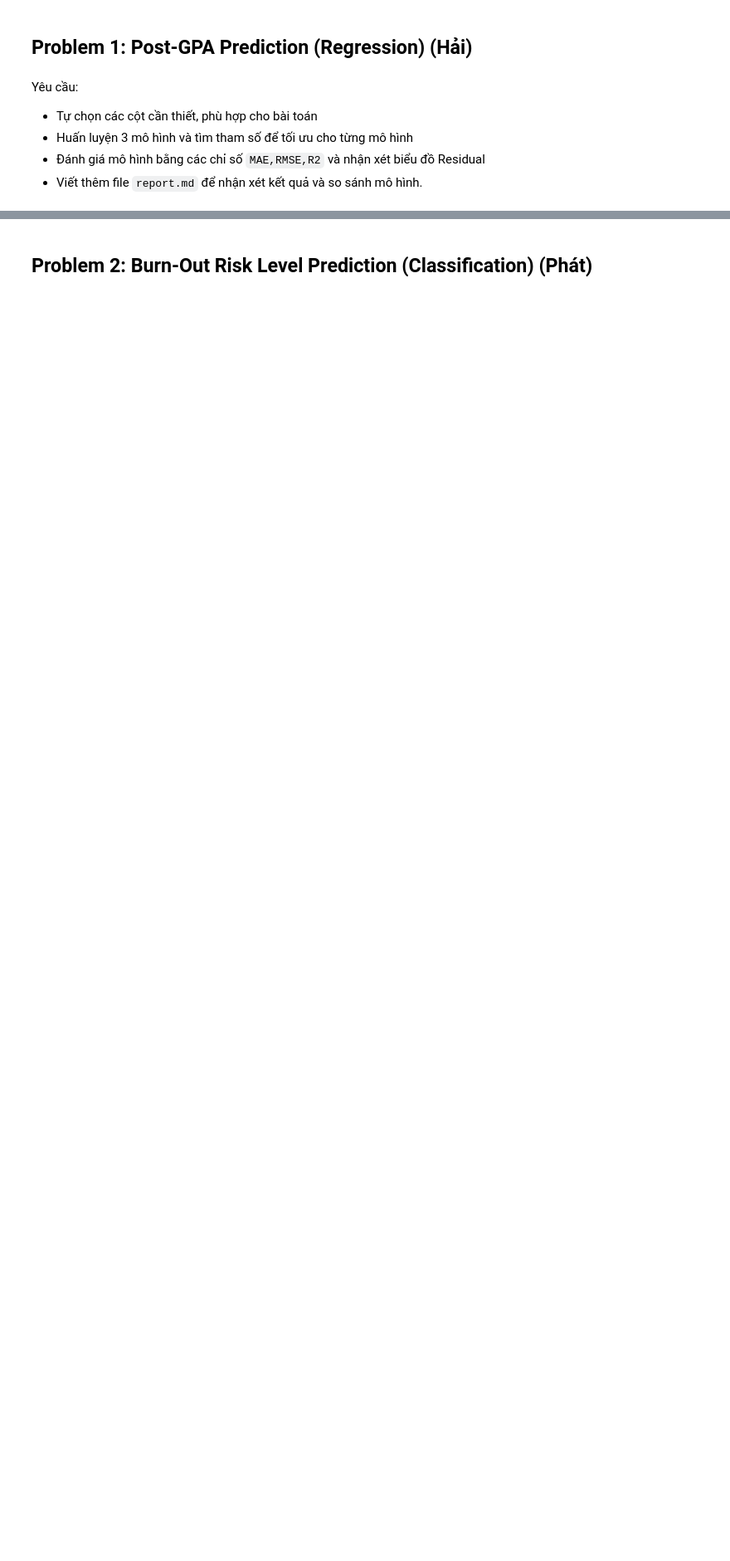
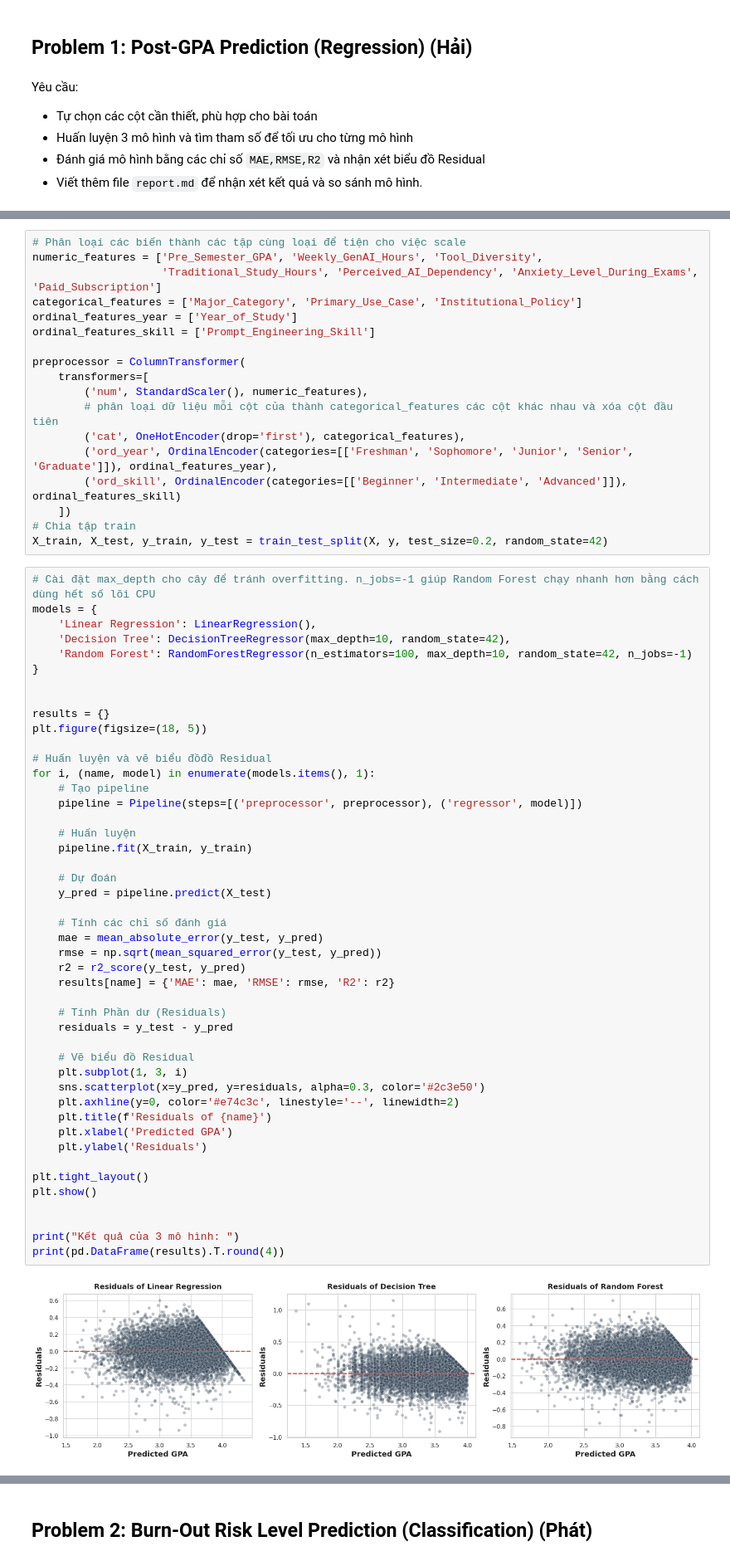
Before and after one commit to MEdan-US/Mini-Project, a Jupyter notebook: mini_project.ipynb, the cells around one changed output, grey strips where cells are left out. Shown at 83% size. Drawn from its saved outputs; the diff is of its cells as text; blank space fills up the shorter version.

```diff
--- a/mini_project.ipynb
+++ b/mini_project.ipynb
@@ -885,0 +948,66 @@ Yêu cầu:
+# %%
+# Phân loại các biến thành các tập cùng loại để tiện cho việc scale
+numeric_features = ['Pre_Semester_GPA', 'Weekly_GenAI_Hours', 'Tool_Diversity',
+                    'Traditional_Study_Hours', 'Perceived_AI_Dependency', 'Anxiety_Level_During_Exams', 'Paid_Subscription']
+categorical_features = ['Major_Category', 'Primary_Use_Case', 'Institutional_Policy']
+ordinal_features_year = ['Year_of_Study']
+ordinal_features_skill = ['Prompt_Engineering_Skill']
+
+preprocessor = ColumnTransformer(
+    transformers=[
+        ('num', StandardScaler(), numeric_features),
+        # phân loại dữ liệu mỗi cột của thành categorical_features các cột khác nhau và xóa cột đầu tiên
+        ('cat', OneHotEncoder(drop='first'), categorical_features),
+        ('ord_year', OrdinalEncoder(categories=[['Freshman', 'Sophomore', 'Junior', 'Senior', 'Graduate']]), ordinal_features_year),
+        ('ord_skill', OrdinalEncoder(categories=[['Beginner', 'Intermediate', 'Advanced']]), ordinal_features_skill)
+    ])
+# Chia tập train
+X_train, X_test, y_train, y_test = train_test_split(X, y, test_size=0.2, random_state=42)
+# %%
+# Cài đặt max_depth cho cây để tránh overfitting. n_jobs=-1 giúp Random Forest chạy nhanh hơn bằng cách dùng hết số lõi CPU
+models = {
+    'Linear Regression': LinearRegression(),
+    'Decision Tree': DecisionTreeRegressor(max_depth=10, random_state=42),
+    'Random Forest': RandomForestRegressor(n_estimators=100, max_depth=10, random_state=42, n_jobs=-1)
+}
+
+
+results = {}
+plt.figure(figsize=(18, 5))
+
+# Huấn luyện và vẽ biểu đồđồ Residual
+for i, (name, model) in enumerate(models.items(), 1):
+    # Tạo pipeline
+    pipeline = Pipeline(steps=[('preprocessor', preprocessor), ('regressor', model)])
+
+    # Huấn luyện
+    pipeline.fit(X_train, y_train)
+
+    # Dự đoán
+    y_pred = pipeline.predict(X_test)
+
+    # Tính các chỉ số đánh giá
+    mae = mean_absolute_error(y_test, y_pred)
+    rmse = np.sqrt(mean_squared_error(y_test, y_pred))
+    r2 = r2_score(y_test, y_pred)
+    results[name] = {'MAE': mae, 'RMSE': rmse, 'R2': r2}
+
+    # Tính Phần dư (Residuals)
+    residuals = y_test - y_pred
+
+    # Vẽ biểu đồ Residual
+    plt.subplot(1, 3, i)
+    sns.scatterplot(x=y_pred, y=residuals, alpha=0.3, color='#2c3e50')
+    plt.axhline(y=0, color='#e74c3c', linestyle='--', linewidth=2)
+    plt.title(f'Residuals of {name}')
+    plt.xlabel('Predicted GPA')
+    plt.ylabel('Residuals')
+
+plt.tight_layout()
+plt.show()
+
+
+print("Kết quả của 3 mô hình: ")
+print(pd.DataFrame(results).T.round(4))
+# %% [output]
+[figure, added]
```
Also changed, not shown: parts of 12 cells of this notebook.
